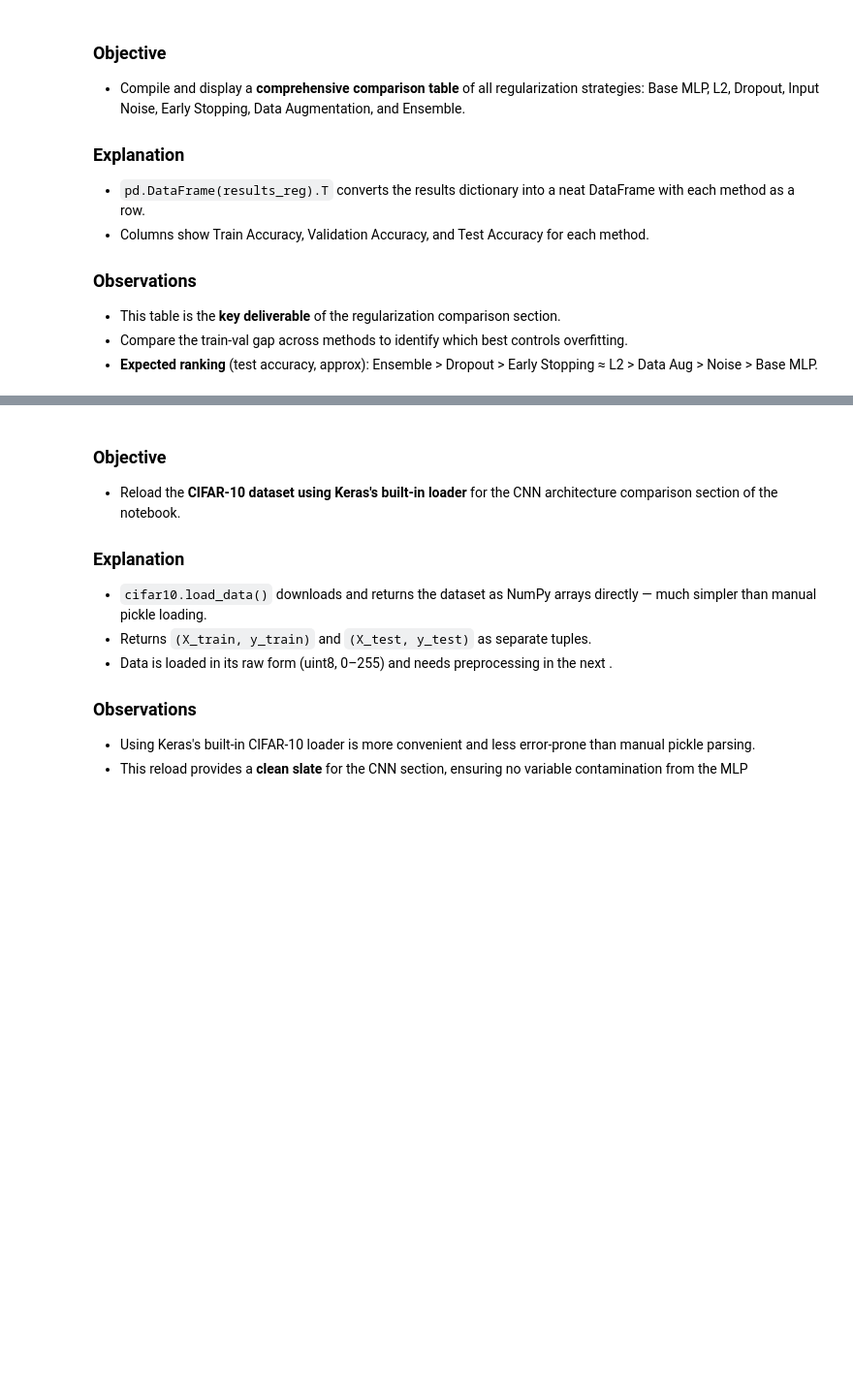
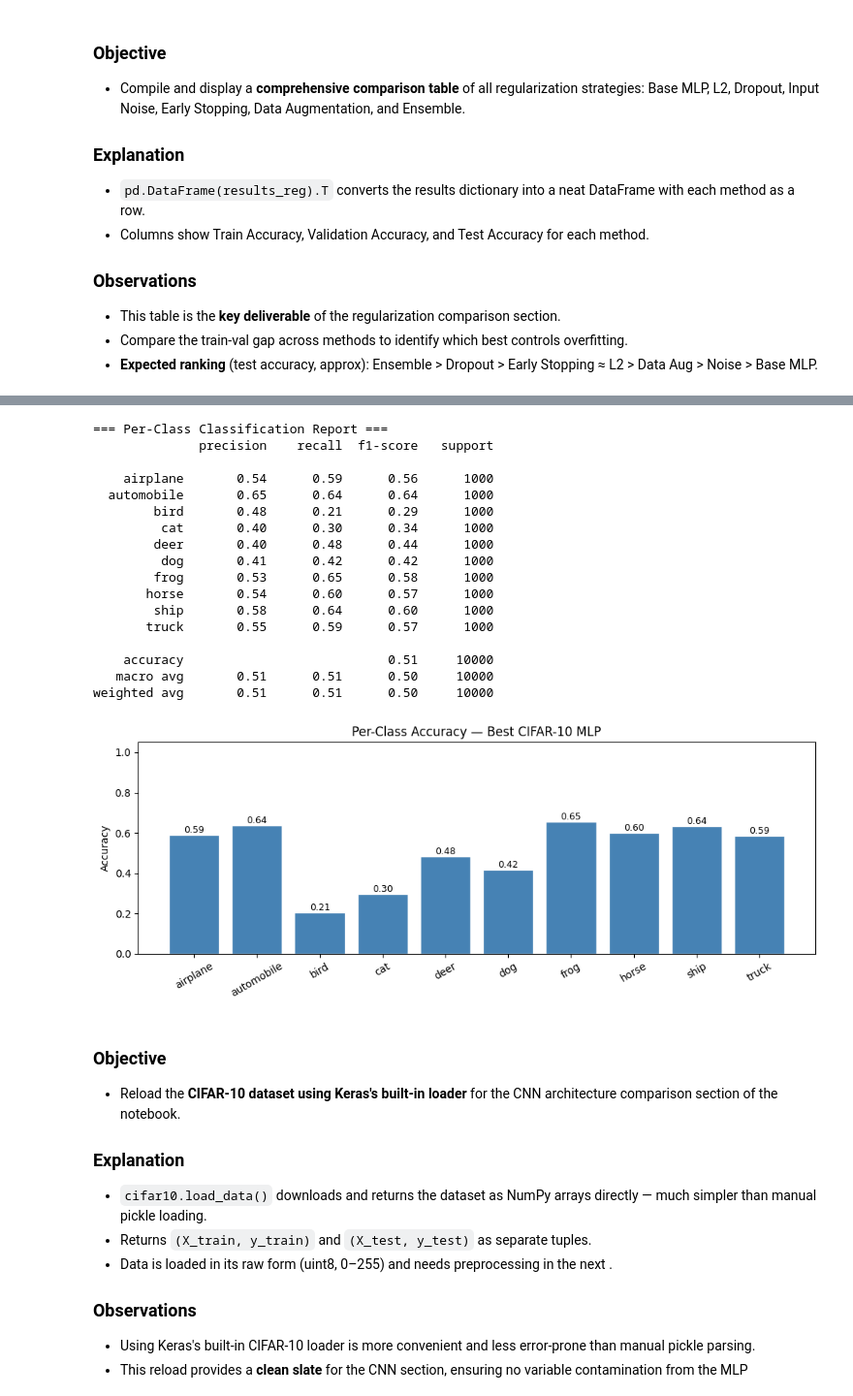
Before and after one commit to Ashishpathak78/DL_practice, a Jupyter notebook: DLAssignment.ipynb, the cells around one changed output, grey strips where cells are left out. Shown at 97% size. Drawn from its saved outputs; the diff is of its cells as text; code cells hidden in the pictures; blank space fills up the shorter version.

```diff
--- a/DLAssignment.ipynb
+++ b/DLAssignment.ipynb
@@ -1075,0 +1630,18 @@ df_reg
+# %%
+def combined_mlp():
+    model = Sequential([
+        Flatten(input_shape=(32,32,3)),
+        BatchNormalization(),
+        Dense(1024, activation='relu', kernel_regularizer=l2(5e-4), kernel_initializer='he_uniform'),
+        BatchNormalization(), Dropout(0.3),
+        Dense(512,  activation='relu', kernel_regularizer=l2(5e-4), kernel_initializer='he_uniform'),
+        BatchNormalization(), Dropout(0.3),
+        Dense(256,  activation='relu', kernel_regularizer=l2(5e-4), kernel_initializer='he_uniform'),
+        BatchNormalization(),
+        Dense(10, activation='softmax')
+    ])
+    model.compile(optimizer=Adam(0.001), loss='categorical_crossentropy', metrics=['accuracy'])
+    return model
+
+run_reg("L2+Dropout+ES (Combined)", combined_mlp(),
+        callbacks=[ES, ReduceLROnPlateau(monitor='val_loss', factor=0.5, patience=3, verbose=0)])
@@ -1076,3 +1688,45 @@ df_reg
+# %%
+best_model = combined_mlp()
+best_model.fit(X_train, y_train_oh, epochs=25, batch_size=64,
+               validation_split=0.1, verbose=0,
+               callbacks=[ES, ReduceLROnPlateau(monitor='val_loss',factor=0.5,patience=3,verbose=0)])
+
+y_pred_best = np.argmax(best_model.predict(X_test, verbose=0), axis=1)
+print("\n=== Per-Class Classification Report ===")
+print(classification_report(y_test_raw, y_pred_best, target_names=CLASS_NAMES))
+
+# Per-class accuracy bar chart
+per_class_acc = []
+for c in range(10):
+    mask = y_test_raw == c
+    per_class_acc.append(np.mean(y_pred_best[mask] == c))
+
+plt.figure(figsize=(10,4))
+bars = plt.bar(CLASS_NAMES, per_class_acc, color='steelblue', edgecolor='white')
+plt.bar_label(bars, fmt='%.2f', fontsize=9)
+plt.ylim(0, 1.05)
+plt.title('Per-Class Accuracy — Best CIFAR-10 MLP')
+plt.ylabel('Accuracy'); plt.xticks(rotation=30)
+plt.tight_layout(); plt.show()
+# %% [output]
+=== Per-Class Classification Report ===
+              precision    recall  f1-score   support
+
+    airplane       0.54      0.59      0.56      1000
+  automobile       0.65      0.64      0.64      1000
+        bird       0.48      0.21      0.29      1000
+         cat       0.40      0.30      0.34      1000
+        deer       0.40      0.48      0.44      1000
+         dog       0.41      0.42      0.42      1000
+        frog       0.53      0.65      0.58      1000
+       horse       0.54      0.60      0.57      1000
+        ship       0.58      0.64      0.60      1000
+       truck       0.55      0.59      0.57      1000
+
+    accuracy                           0.51     10000
+   macro avg       0.51      0.51      0.50     10000
+weighted avg       0.51      0.51      0.50     10000
+[figure, added]
 # %% [markdown]
 ###   Objective
 - Reload the **CIFAR-10 dataset using Keras's built-in loader** for the CNN architecture comparison section of the notebook.
```
Also changed, not shown: parts of 90 cells of this notebook.
